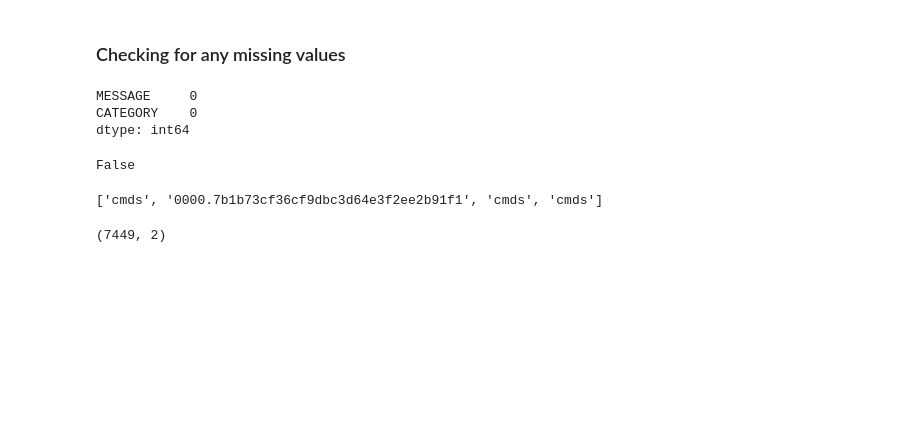
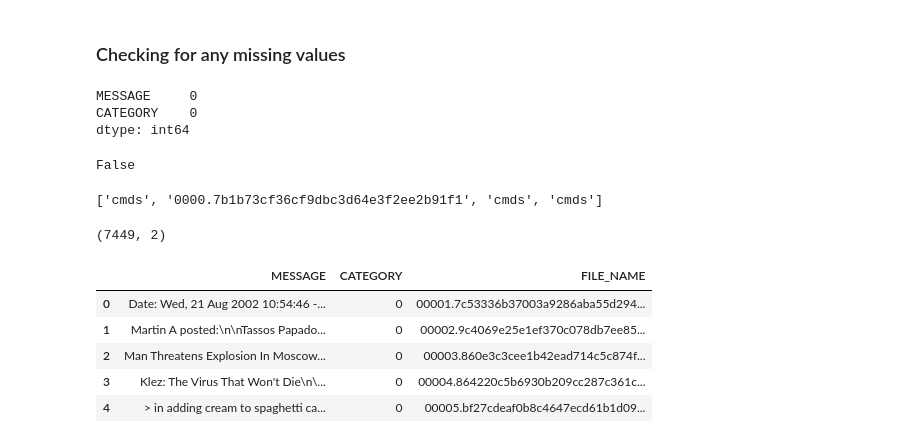
Before and after one commit to kandelsatish/Naive_Bayes_classifier, a Jupyter notebook: preprocessing.ipynb, the cells around one changed output. Cells and saved outputs as stored; diff of their text form; code cells hidden in the pictures; blank space fills up the shorter version.

```diff
--- a/preprocessing.ipynb
+++ b/preprocessing.ipynb
@@ -181,0 +182,10 @@ all_emails.shape
+# %%
+# check for the data frame
+all_emails.head()
+# %% [output]
+|  | MESSAGE | CATEGORY | FILE_NAME |
+| 0 | Date: Wed, 21 Aug 2002 10:54:46 -... | 0 | 00001.7c53336b37003a9286aba55d294... |
+| 1 | Martin A posted:\n\nTassos Papado... | 0 | 00002.9c4069e25e1ef370c078db7ee85... |
+| 2 | Man Threatens Explosion In Moscow... | 0 | 00003.860e3c3cee1b42ead714c5c874f... |
+| 3 | Klez: The Virus That Won't Die\n\... | 0 | 00004.864220c5b6930b209cc287c361c... |
+| 4 | > in adding cream to spaghetti ca... | 0 | 00005.bf27cdeaf0b8c4647ecd61b1d09... |
```
Also changed, not shown: parts of 7 cells of this notebook.
